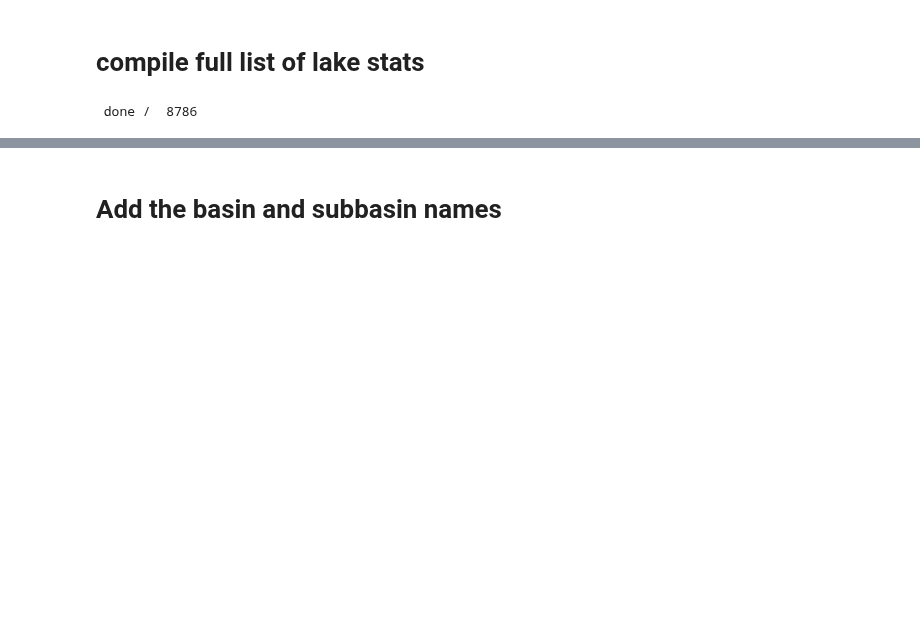
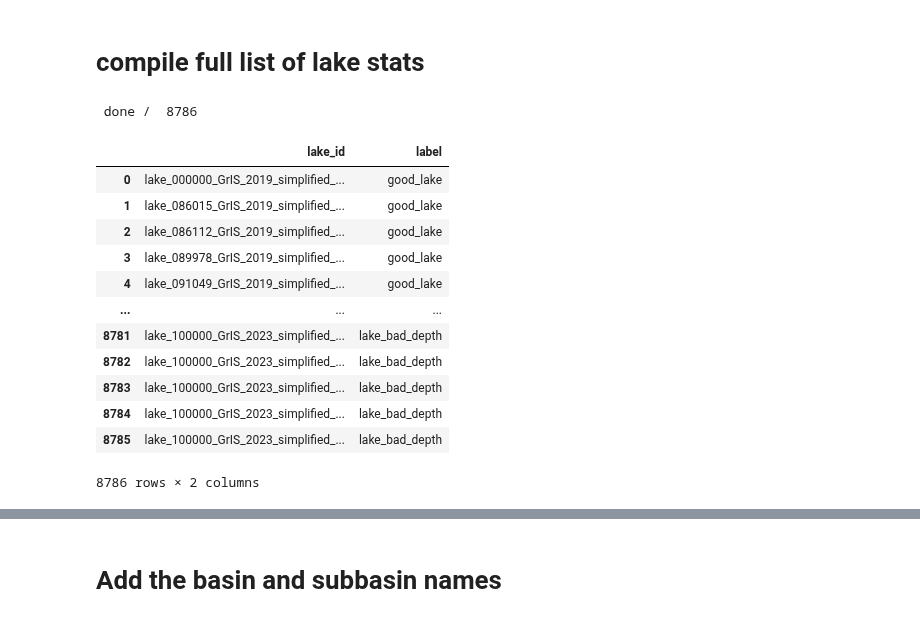
Before and after one commit to fliphilipp/GlacierLakeDetectionICESat2, a Jupyter notebook: GLD3-GrIS-0-compile-lake-info.ipynb, the cells around one changed output, grey strips where cells are left out. Saved outputs shown, nothing was run; the diff lists cells and outputs as text; code cells hidden in the pictures; blank space fills up the shorter version.

```diff
--- a/GLD3-GrIS-0-compile-lake-info.ipynb
+++ b/GLD3-GrIS-0-compile-lake-info.ipynb
@@ -393,6 +404,22 @@ print(' done')
 df_props = pd.concat(cols)
 # %% [output]
  done /  8786
+# %%
+df_files.iloc[:,:2]
+# %% [output]
+|  | lake_id | label |
+| 0 | lake_000000_GrIS_2019_simplified_... | good_lake |
+| 1 | lake_086015_GrIS_2019_simplified_... | good_lake |
+| 2 | lake_086112_GrIS_2019_simplified_... | good_lake |
+| 3 | lake_089978_GrIS_2019_simplified_... | good_lake |
+| 4 | lake_091049_GrIS_2019_simplified_... | good_lake |
+| ... | ... | ... |
+| 8781 | lake_100000_GrIS_2023_simplified_... | lake_bad_depth |
+| 8782 | lake_100000_GrIS_2023_simplified_... | lake_bad_depth |
+| 8783 | lake_100000_GrIS_2023_simplified_... | lake_bad_depth |
+| 8784 | lake_100000_GrIS_2023_simplified_... | lake_bad_depth |
+| 8785 | lake_100000_GrIS_2023_simplified_... | lake_bad_depth |
+8786 rows × 2 columns
 # %%
 df_merged = pd.concat((df_files.iloc[:,:2], df_props), axis=1)
 df_merged.head(3)
```
Also changed, not shown: parts of 6 cells of this notebook, 56 other files.
